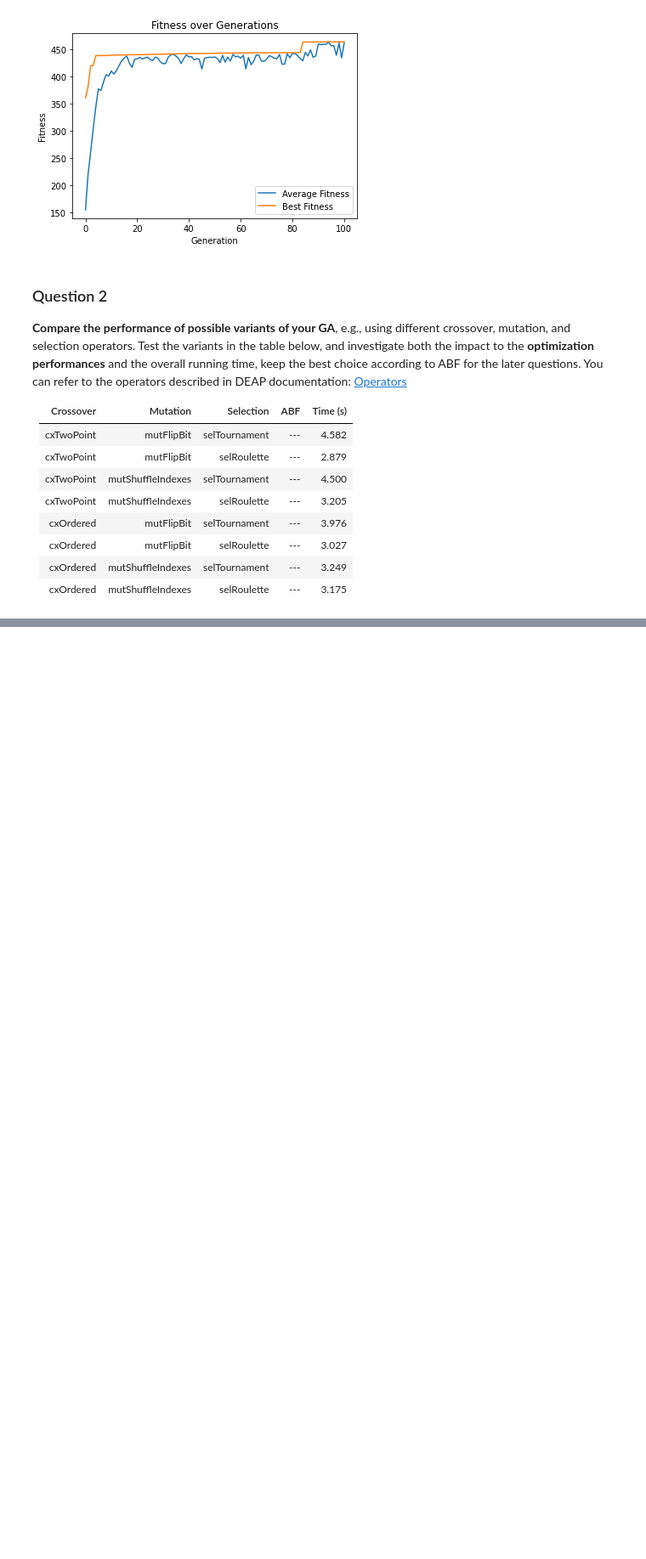
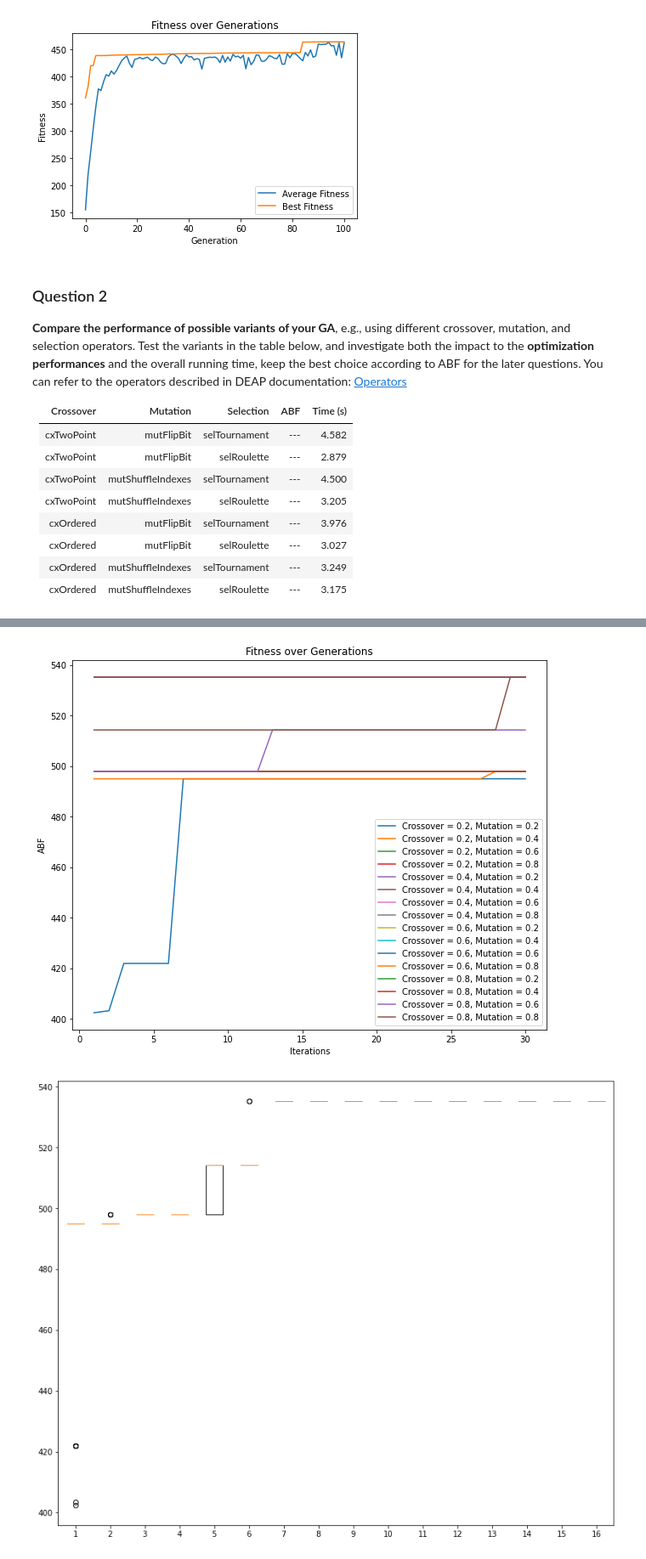
Before and after one commit to grafaelw/1BM120-Assignment14, a Jupyter notebook: Assignment-1/Petrinet.ipynb, the cells around one changed output, grey strips where cells are left out. Shown at 85% size. Cells and saved outputs as stored; diff of their text form; code cells hidden in the pictures; blank space fills up the shorter version.

```diff
--- a/Assignment-1/Petrinet.ipynb
+++ b/Assignment-1/Petrinet.ipynb
@@ -377,0 +386,70 @@ ABF =  [472.11, 485.697, 473.137, 478.927, 476.203, 482.317, 474.14, 487.347]
+# %%
+# set up the GA parameters
+POPULATION_SIZE = 50
+MAX_GENERATIONS = 100
+HALL_OF_FAME_SIZE = 10
+
+# List of the hyper-parameters
+LIST_P_CROSSOVER = [0.2, 0.4, 0.6, 0.8]
+LIST_P_MUTATION = [0.2, 0.4, 0.6, 0.8]
+
+HYPPARAMS = [LIST_P_CROSSOVER, LIST_P_MUTATION]
+HYPPARAMS = [[item1, item2] for item1 in LIST_P_CROSSOVER for item2 in LIST_P_MUTATION]
+
+
+# set the random seed for reproducibility
+RANDOM_SEED = 42
+random.seed(RANDOM_SEED)
+
+# Initialize the DEAP toolbox
+toolbox3 = base.Toolbox()
+
+# Define the operators
+toolbox3.register("attributes", random.randint, -1, 1)
+toolbox3.register("individual", tools.initRepeat, creator.Individual,
+                 toolbox3.attributes, n=PLACES*TRANSITIONS)
+toolbox3.register("population", tools.initRepeat, list, toolbox.individual)
+toolbox3.register("evaluate", fitness)
+toolbox3.register("mate", tools.cxTwoPoint)
+toolbox3.register("mutate", tools.mutFlipBit, indpb=0.05)
+toolbox3.register("select", tools.selRoulette)
+
+
+# Initialize the hall of fame
+hof = tools.HallOfFame(HALL_OF_FAME_SIZE)
+BEST_FITNESS_3 = np.zeros((30, 16), dtype=float)
+
+# Run the algorithm and plotting each instance of the ABF
+fig = plt.figure(figsize =(10, 8))
+for i in range(len(HYPPARAMS)):
+    P_CROSSOVER = HYPPARAMS[i][0]
+    P_MUTATION = HYPPARAMS[i][1]
+    for j in range (0, 30):
+        pop = toolbox3.population(n=POPULATION_SIZE)
+        pop, _ = algorithms.eaSimple(pop, toolbox3, cxpb=P_CROSSOVER, mutpb=P_MUTATION,
+                                           ngen=MAX_GENERATIONS, stats=stats, halloffame=hof, verbose=False)
+        best_individual = hof[0]
+        BEST_FITNESS_3[j][i] = best_individual.fitness.values[0] # Temporary best fitness
+
+    # Plotting the ABF for each runs
+    plt.plot(np.linspace(1,30,30), BEST_FITNESS_3[:,i], label=f"Crossover = {P_CROSSOVER}, Mutation = {P_MUTATION}")
+
+    print("P_CROSSOVER = ", P_CROSSOVER, "P_MUTATION = ", P_MUTATION, "Best Fitness = ",  np.mean(BEST_FITNESS_3[:,i]))
+
+plt.title("Fitness over Generations")
+plt.legend()
+plt.xlabel("Iterations")
+plt.ylabel("ABF")
+plt.show()
+
+
+
+# Plotting the boxplot for the ABF
+fig = plt.figure(figsize =(10, 8))
+# Creating axes instance
+ax = fig.add_axes([0, 0, 1, 1])
+# Creating plot
+bp = ax.boxplot(BEST_FITNESS_3)
+# show plot
+plt.show()
+# %% [output]
@@ -377,0 +472,2 @@ ABF =  [472.11, 485.697, 473.137, 478.927, 476.203, 482.317, 474.14, 487.347]
+[figure, added]
+[figure, added]
```
Also changed, not shown: parts of 5 cells of this notebook.
